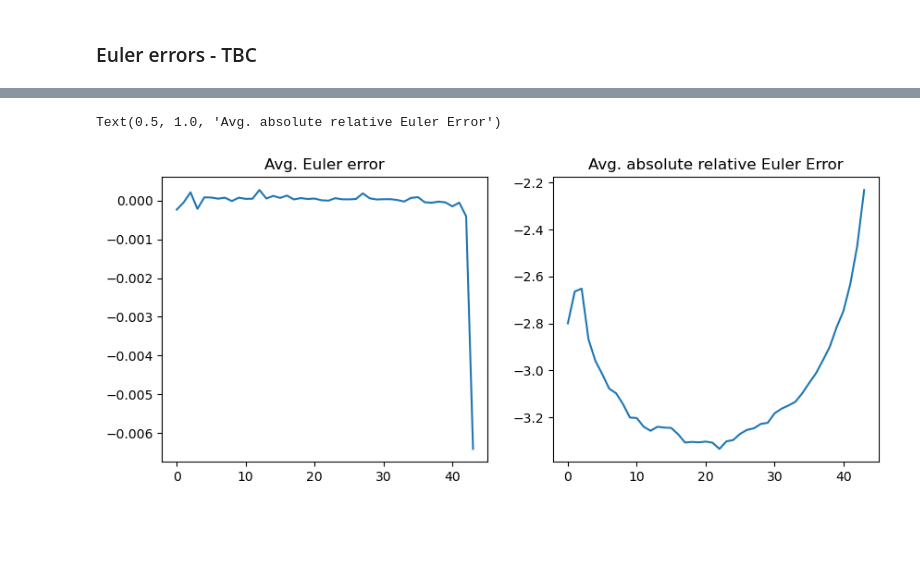
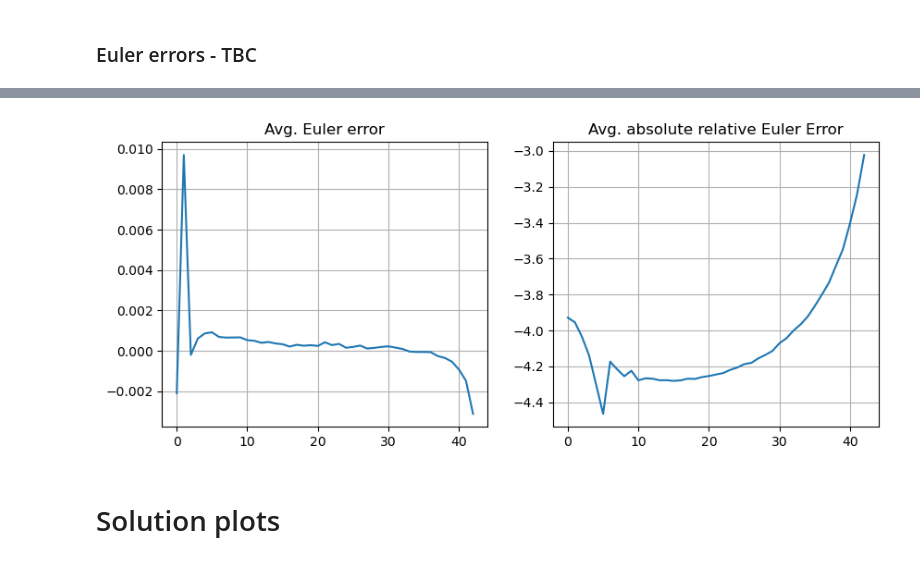
Before and after one commit to ansofol/DP_term_paper, a Jupyter notebook: main_model/test_run.ipynb, the cells around one changed output, grey strips where cells are left out. Drawn from its saved outputs; the diff is of its cells as text; code cells hidden in the pictures; blank space fills up the shorter version.

Commit message:
some work on labor eulers

```diff
--- a/main_model/test_run.ipynb
+++ b/main_model/test_run.ipynb
@@ -71,16 +75,17 @@ model = Model()
 model.setup()
 
 # solution and simulation specs
-model.par.Na = 200
+model.par.Na = 50
 model.par.Tmax = 45
 model.par.Tsim = model.par.Tmax
 model.par.Ntypes = 4
-model.par.N = 1000
+model.par.N = 10000
 
 # set parameters
 for key, val in par2.items():
     model.par.__setattr__(key, val)
 
+
 model.set_grids()
 par = model.par
 sol = model.sol
@@ -212,0 +186,2 @@ Delta_time[:-2]
+# %%
+Delta_time_c, epsilon_time_c, Delta_time_ell, epsilon_time_ell, epsilon_MRS =  model.euler_errors()
@@ -213,13 +234,18 @@ Delta_time[:-2]
 # %%
 fig =plt.figure(figsize = (10,4))
 
 ax = fig.add_subplot(1,2,1)
-ax.plot(Delta_time)
+ax.plot(Delta_time_c[:-1])
 ax.set_title('Avg. Euler error')
+ax.grid()
 
 ax = fig.add_subplot(1,2,2)
-ax.plot(epsilon_time)
+ax.plot(np.array(epsilon_time_c[:-1]))
 ax.set_title('Avg. absolute relative Euler Error')
+ax.grid()
+
+#fig.savefig('figs/euler_error.png')
 # %% [output]
-Text(0.5, 1.0, 'Avg. absolute relative Euler Error')
-[figure, old version]
+[figure, new version]
+# %% [markdown]
+# Solution plots
```
Also changed, not shown: parts of 33 cells of this notebook, 5 other files.
